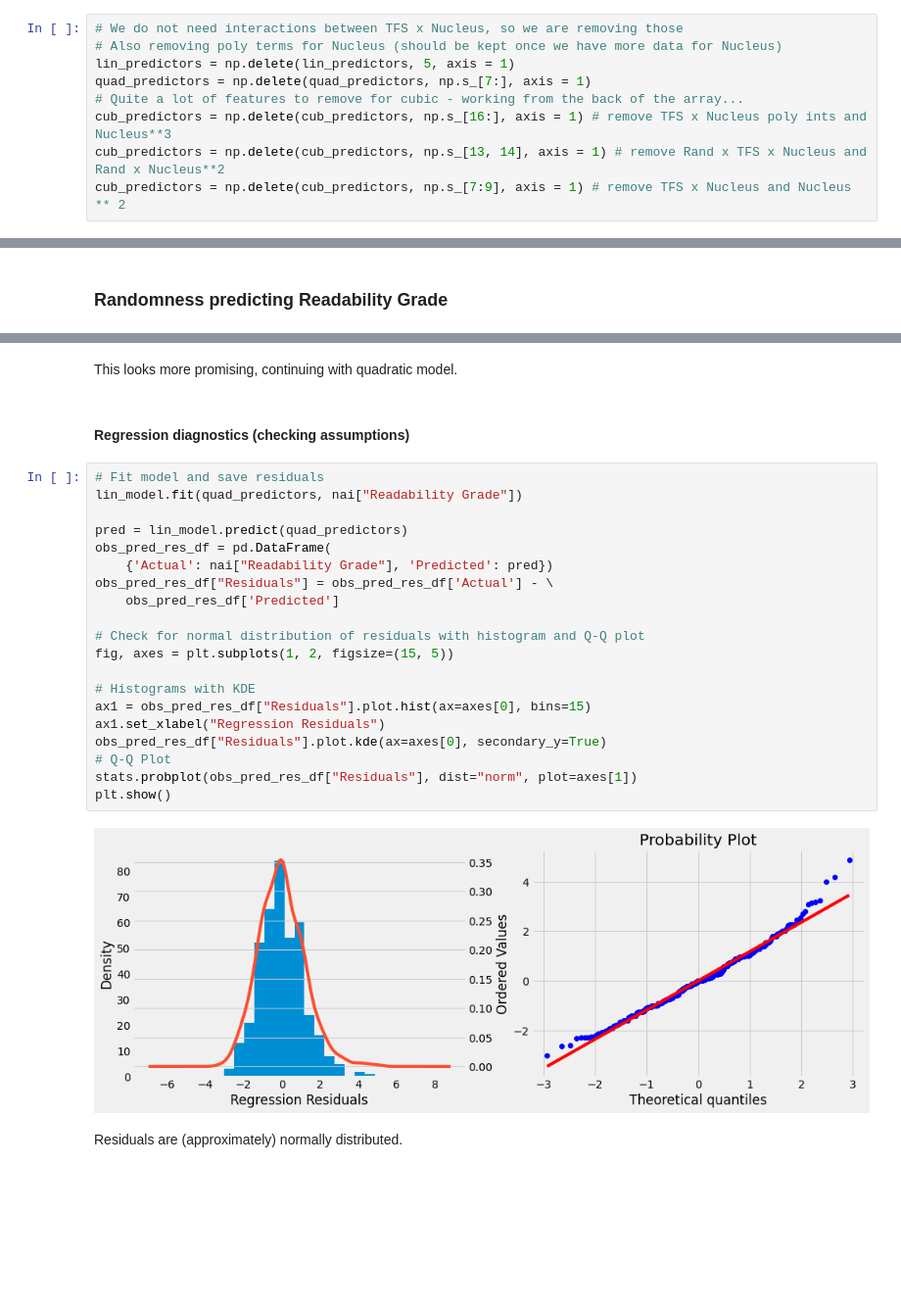
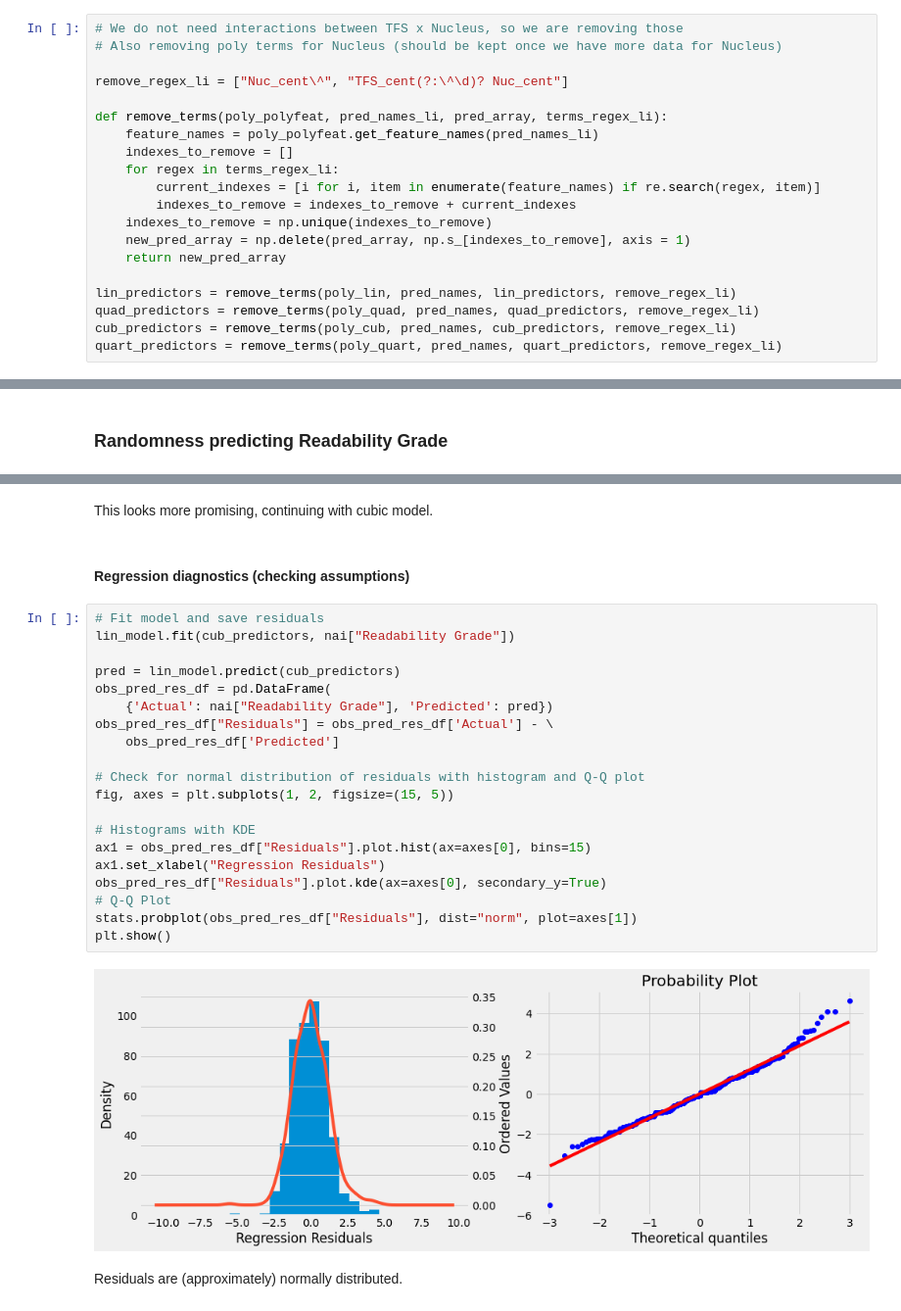
Before and after one commit to MWiechmann/NAI_gen_set_experiment, a Jupyter notebook: Analyzing Data from Basileus' Generation Setting Experiment.ipynb, the cells around one changed output, grey strips where cells are left out. Shown: that part at 98% size. Cells and saved outputs as stored; diff of their text form; blank space fills up the shorter version.

Commit message:
New data, also changed model to cubic, made construction of poly terms more efficient

```diff
--- a/Analyzing Data from Basileus' Generation Setting Experiment.ipynb
+++ b/Analyzing Data from Basileus' Generation Setting Experiment.ipynb
@@ -323,12 +328,23 @@ Cubic features:
-# %%
-# We do not need interactions between TFS x Nucleus, so we are removing those
-# Also removing poly terms for Nucleus (should be kept once we have more data for Nucleus)
-lin_predictors = np.delete(lin_predictors, 5, axis = 1)
-quad_predictors = np.delete(quad_predictors, np.s_[7:], axis = 1)
-# Quite a lot of features to remove for cubic - working from the back of the array...
-cub_predictors = np.delete(cub_predictors, np.s_[16:], axis = 1) # remove TFS x Nucleus poly ints and Nucleus**3
-cub_predictors = np.delete(cub_predictors, np.s_[13, 14], axis = 1) # remove Rand x TFS x Nucleus and Rand x Nucleus**2
-cub_predictors = np.delete(cub_predictors, np.s_[7:9], axis = 1) # remove TFS x Nucleus and Nucleus ** 2
+# %%
+# We do not need interactions between TFS x Nucleus, so we are removing those
+# Also removing poly terms for Nucleus (should be kept once we have more data for Nucleus)
+
+remove_regex_li = ["Nuc_cent\^", "TFS_cent(?:\^\d)? Nuc_cent"]
+
+def remove_terms(poly_polyfeat, pred_names_li, pred_array, terms_regex_li):
+    feature_names = poly_polyfeat.get_feature_names(pred_names_li)
+    indexes_to_remove = []
+    for regex in terms_regex_li:
+        current_indexes = [i for i, item in enumerate(feature_names) if re.search(regex, item)]
+        indexes_to_remove = indexes_to_remove + current_indexes
+    indexes_to_remove = np.unique(indexes_to_remove)
+    new_pred_array = np.delete(pred_array, np.s_[indexes_to_remove], axis = 1)
+    return new_pred_array
+
+lin_predictors = remove_terms(poly_lin, pred_names, lin_predictors, remove_regex_li)
+quad_predictors = remove_terms(poly_quad, pred_names, quad_predictors, remove_regex_li)
+cub_predictors = remove_terms(poly_cub, pred_names, cub_predictors, remove_regex_li)
+quart_predictors = remove_terms(poly_quart, pred_names, quart_predictors, remove_regex_li)
 # %%
 # setup scikit linear model
 lin_model = linreg()
@@ -392,29 +414,29 @@ r-square: 0.3126    RMSE: 1.21
 # %% [markdown]
-This looks more promising, continuing with quadratic model.
+This looks more promising, continuing with cubic model.
 # %% [markdown]
 #### Regression diagnostics (checking assumptions)
 # %%
 # Fit model and save residuals
-lin_model.fit(quad_predictors, nai["Readability Grade"])
+lin_model.fit(cub_predictors, nai["Readability Grade"])
 
-pred = lin_model.predict(quad_predictors)
+pred = lin_model.predict(cub_predictors)
 obs_pred_res_df = pd.DataFrame(
     {'Actual': nai["Readability Grade"], 'Predicted': pred})
 obs_pred_res_df["Residuals"] = obs_pred_res_df['Actual'] - \
     obs_pred_res_df['Predicted']
 
 # Check for normal distribution of residuals with histogram and Q-Q plot
 fig, axes = plt.subplots(1, 2, figsize=(15, 5))
 
 # Histograms with KDE
 ax1 = obs_pred_res_df["Residuals"].plot.hist(ax=axes[0], bins=15)
 ax1.set_xlabel("Regression Residuals")
 obs_pred_res_df["Residuals"].plot.kde(ax=axes[0], secondary_y=True)
 # Q-Q Plot
 stats.probplot(obs_pred_res_df["Residuals"], dist="norm", plot=axes[1])
 plt.show()
 # %% [output]
-[figure, old version]
+[figure, new version]
 # %% [markdown]
 Residuals are (approximately) normally distributed.
 # %%
```
Also changed, not shown: parts of 19 cells of this notebook, 3 other files.
